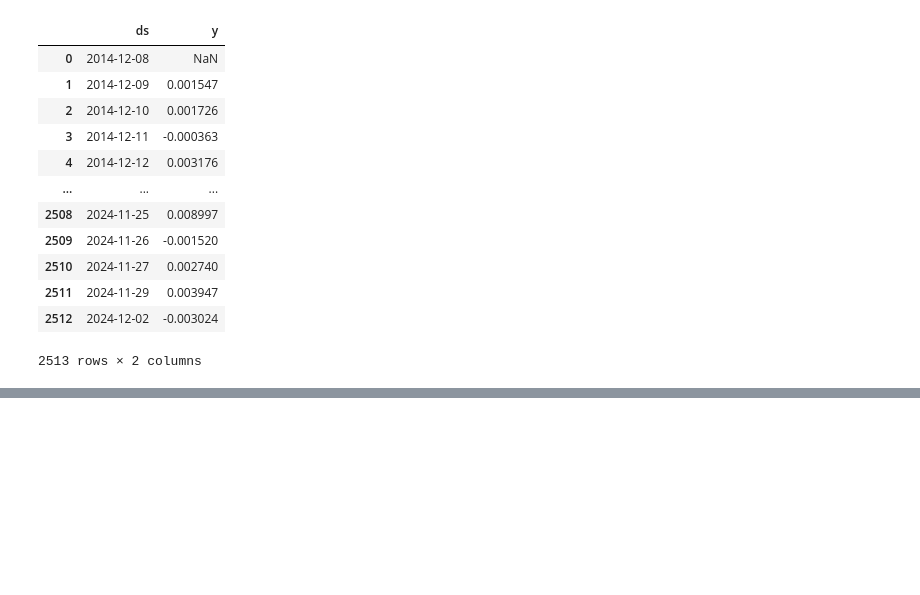
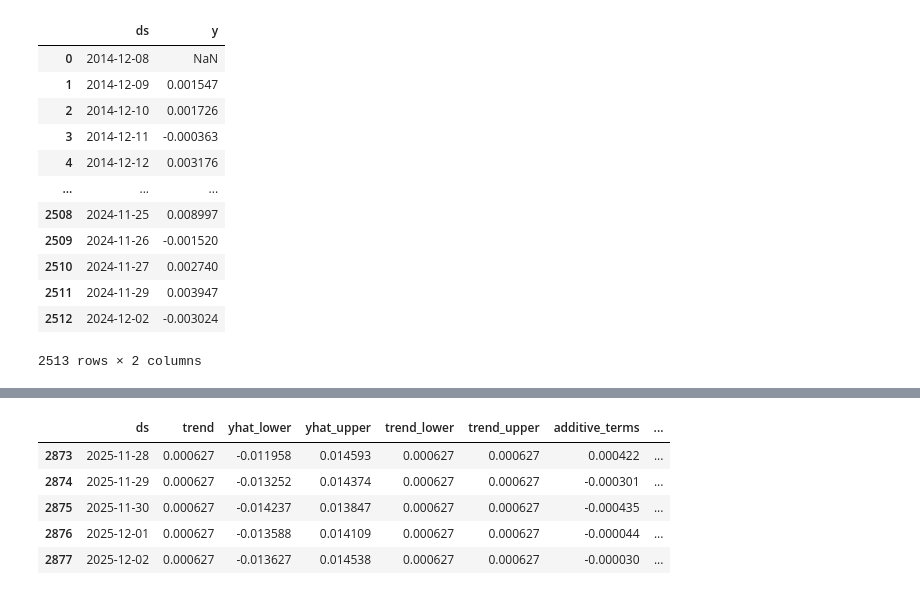
Before and after one commit to kayladaigle/portfolio_optimizer, a Jupyter notebook: forecasting.ipynb, the cells around one changed output, grey strips where cells are left out. Saved outputs shown, nothing was run; the diff lists cells and outputs as text; code cells hidden in the pictures; blank space fills up the shorter version.

```diff
--- a/forecasting.ipynb
+++ b/forecasting.ipynb
@@ -82,0 +127,10 @@ stock_groups['AGG']
+# %%
+VOO_predictions = forecasts['VOO']
+VOO_predictions.tail()
+# %% [output]
+|  | ds | trend | yhat_lower | yhat_upper | trend_lower | trend_upper | additive_terms | ... |
+| 2873 | 2025-11-28 | 0.000627 | -0.011958 | 0.014593 | 0.000627 | 0.000627 | 0.000422 | ... |
+| 2874 | 2025-11-29 | 0.000627 | -0.013252 | 0.014374 | 0.000627 | 0.000627 | -0.000301 | ... |
+| 2875 | 2025-11-30 | 0.000627 | -0.014237 | 0.013847 | 0.000627 | 0.000627 | -0.000435 | ... |
+| 2876 | 2025-12-01 | 0.000627 | -0.013588 | 0.014109 | 0.000627 | 0.000627 | -0.000044 | ... |
+| 2877 | 2025-12-02 | 0.000627 | -0.013627 | 0.014538 | 0.000627 | 0.000627 | -0.000030 | ... |
```
Also changed, not shown: parts of 8 cells of this notebook.
